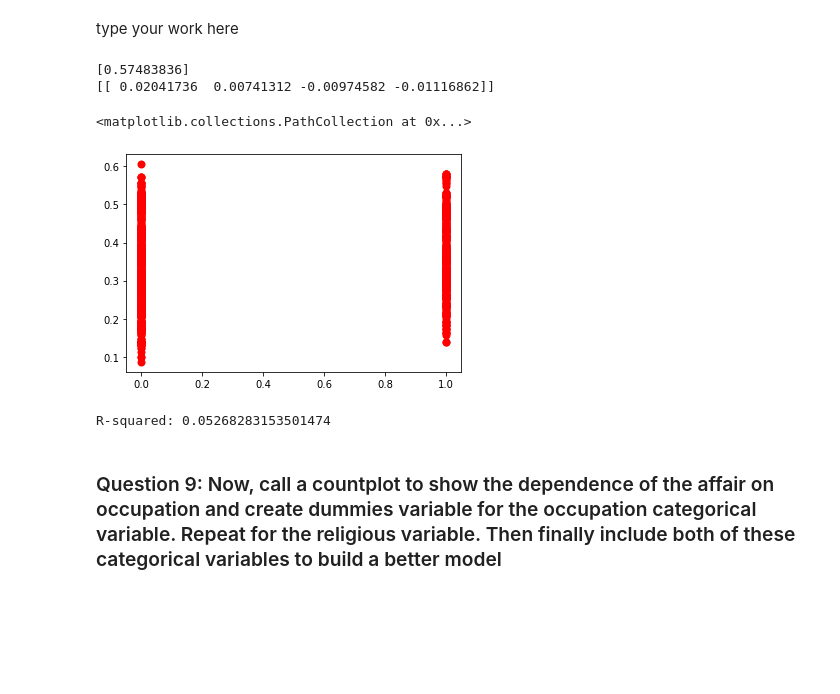
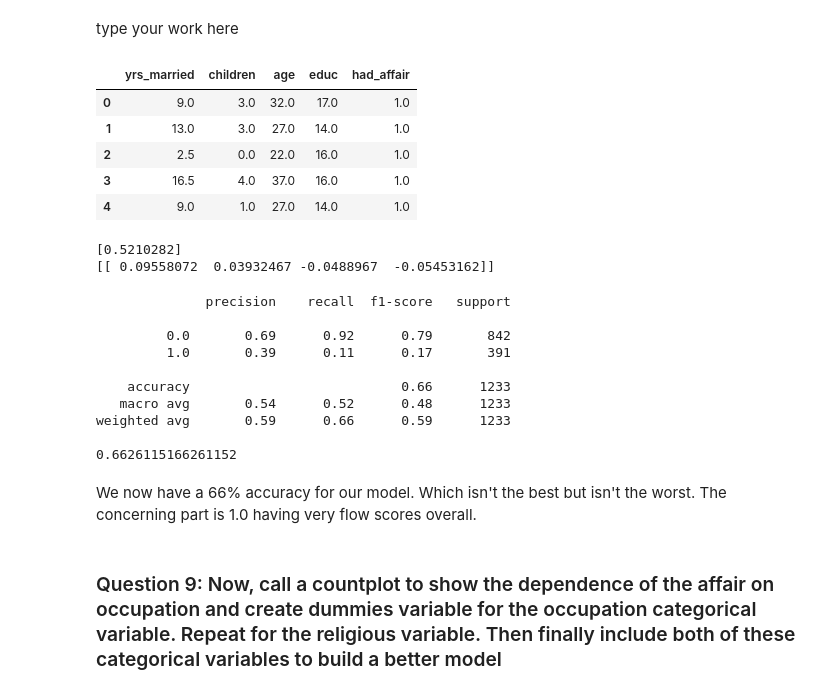
Before and after one commit to sethjmarcus/381-Data-Analytics, a Jupyter notebook: Notebooks/DA_HW_2_Jason_Brandwein.ipynb, the cells around one changed output. Saved outputs shown, nothing was run; the diff lists cells and outputs as text; code cells hidden in the pictures; blank space fills up the shorter version.

```diff
--- a/Notebooks/DA_HW_2_Jason_Brandwein.ipynb
+++ b/Notebooks/DA_HW_2_Jason_Brandwein.ipynb
@@ -510,36 +503,50 @@ sns.factorplot('yrs_married', kind='count', hue='children', data=df,palette='coo
 type your work here
 # %%
 df2 = pd.DataFrame([df.yrs_married, df.children, df.age, df.educ, df.had_affair]).transpose()
+df2.head()
+# %% [output]
+|  | yrs_married | children | age | educ | had_affair |
+| 0 | 9.0 | 3.0 | 32.0 | 17.0 | 1.0 |
+| 1 | 13.0 | 3.0 | 27.0 | 14.0 | 1.0 |
+| 2 | 2.5 | 0.0 | 22.0 | 16.0 | 1.0 |
+| 3 | 16.5 | 4.0 | 37.0 | 16.0 | 1.0 |
+| 4 | 9.0 | 1.0 | 27.0 | 14.0 | 1.0 |
 # %%
 Xarray = df2[['yrs_married', 'children', 'age', 'educ']].values
 Yarray = df2['had_affair'].values
 X = Xarray.reshape(-1,4)
 Y = Yarray.reshape(-1,1)
 # %%
+from sklearn.linear_model import LogisticRegression
+from sklearn.model_selection import train_test_split
+
 X_train, X_test, Y_train, Y_test = train_test_split(X, Y, test_size=0.2, random_state=0)
 
-model1 = LinearRegression()
+model1 = LogisticRegression()
 model1.fit(X_train, Y_train)
-
-
-
-Y_pred = model1.predict(X_test)
+predictions = model1.predict(X_test)
 print(model1.intercept_)
 print(model1.coef_)
 # %% [output]
-[0.57483836]
-[[ 0.02041736  0.00741312 -0.00974582 -0.01116862]]
+[0.5210282]
+[[ 0.09558072  0.03932467 -0.0488967  -0.05453162]]
-# %%
-Y_pred = model1.predict(X_test)
-X_test.shape
-Y_test.shape
-plt.scatter(Y_test, Y_pred, color='red', linewidth=2)
-# %% [output]
-<matplotlib.collections.PathCollection at 0x...>
-[figure, removed]
-# %%
-print('R-squared:', metrics.r2_score(Y_test, Y_pred))
-# %% [output]
-R-squared: 0.05268283153501474
+# %%
+from sklearn.metrics import classification_report, accuracy_score
+Y_pred = model1.predict(X_test)
+print(classification_report(Y_test,predictions))
+print(accuracy_score(Y_test, predictions))
+# %% [output]
+              precision    recall  f1-score   support
+
+         0.0       0.69      0.92      0.79       842
+         1.0       0.39      0.11      0.17       391
+
+    accuracy                           0.66      1233
+   macro avg       0.54      0.52      0.48      1233
+weighted avg       0.59      0.66      0.59      1233
+
+0.6626115166261152
+# %% [markdown]
+We now have a 66% accuracy for our model. Which isn't the best but isn't the worst. The concerning part is 1.0 having very flow scores overall.
 # %% [markdown]
 ### Question 9: Now, call a countplot to show the dependence of the affair on occupation and create dummies variable for the occupation categorical variable. Repeat for the religious variable. Then finally include both of these categorical variables to build a better model
```
Also changed, not shown: parts of 22 cells of this notebook.
